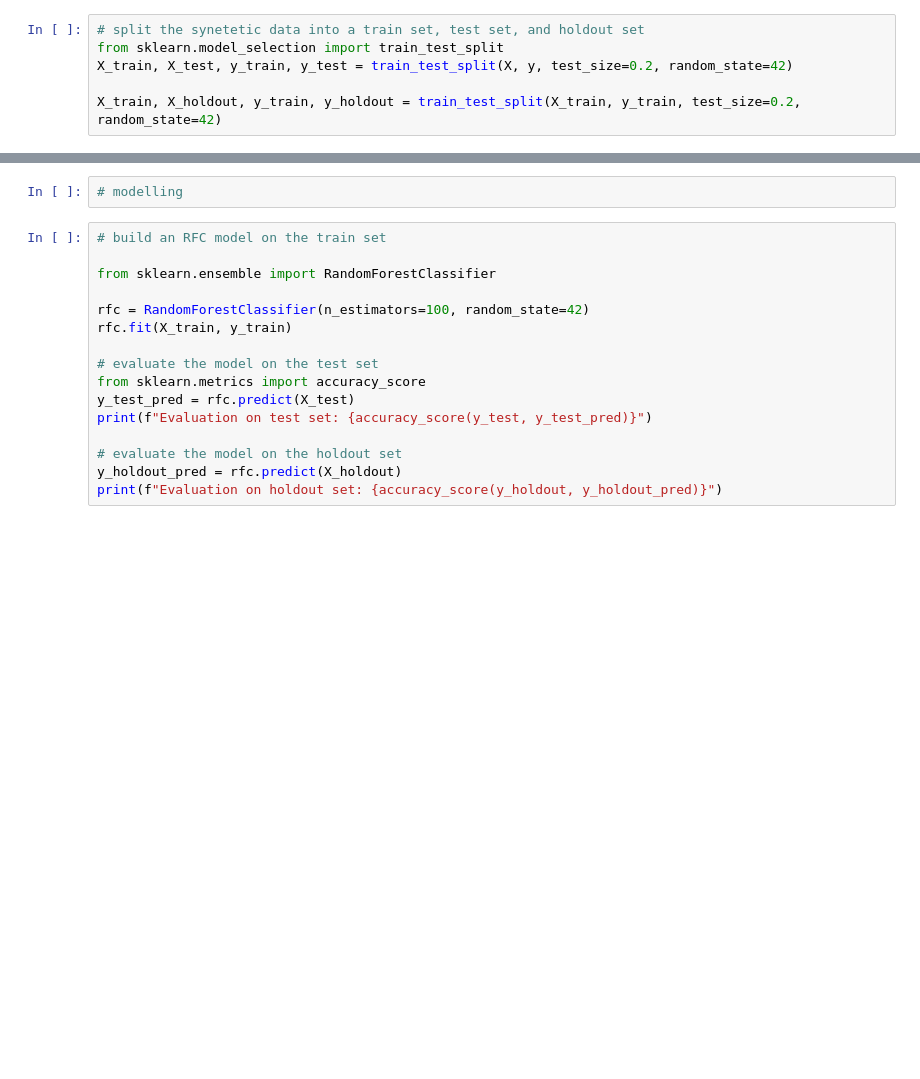
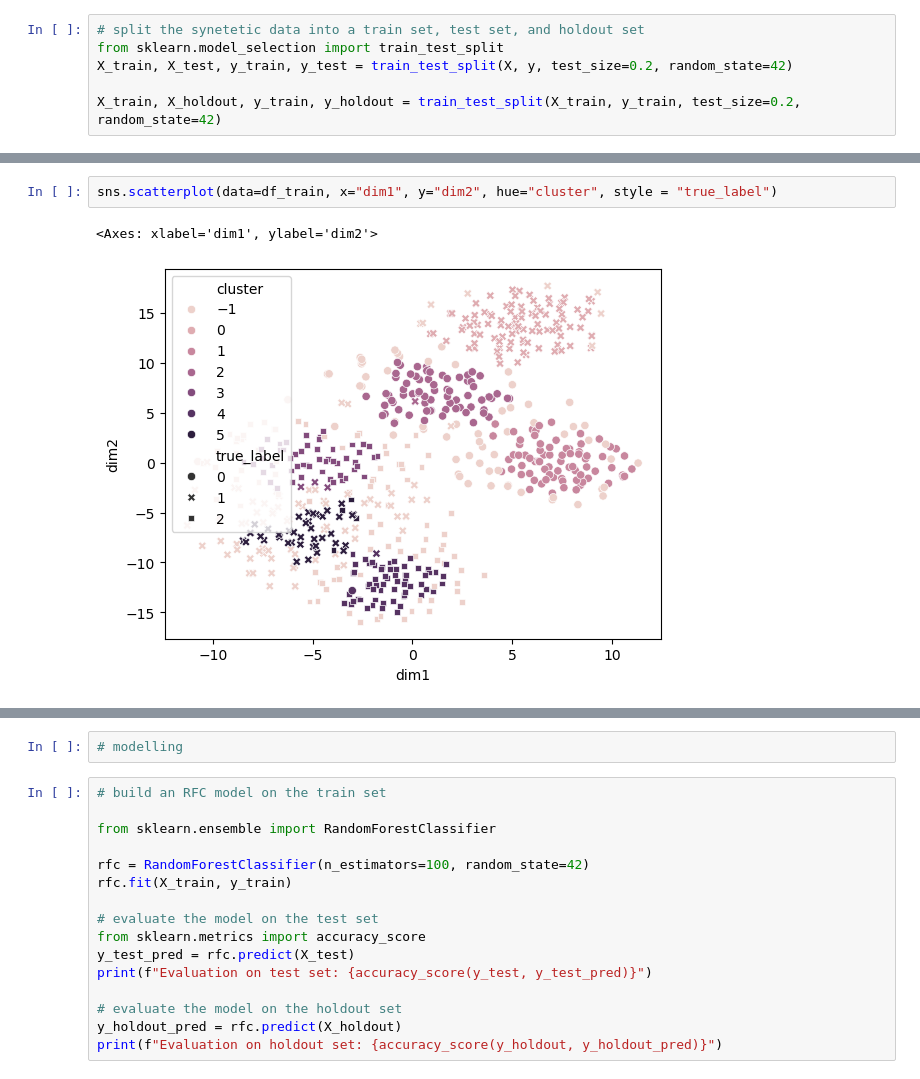
Before and after one commit to davidtweddell/lc_repo, a Jupyter notebook: 04-clustering-basic.ipynb, the cells around one changed output, grey strips where cells are left out. Drawn from its saved outputs; the diff is of its cells as text; blank space fills up the shorter version.

```diff
--- a/04-clustering-basic.ipynb
+++ b/04-clustering-basic.ipynb
@@ -91,3 +102,8 @@ HDBSCAN(min_cluster_size=15, min_samples=5, prediction_data=True)
+# %%
+sns.scatterplot(data=df_train, x="dim1", y="dim2", hue="cluster", style = "true_label")
+# %% [output]
+<Axes: xlabel='dim1', ylabel='dim2'>
+[figure, added]
 # %%
 
 # apply the same umap_mdel to the test data and predict cluster membership
```
Also changed, not shown: parts of 15 cells of this notebook, 9 other files.
